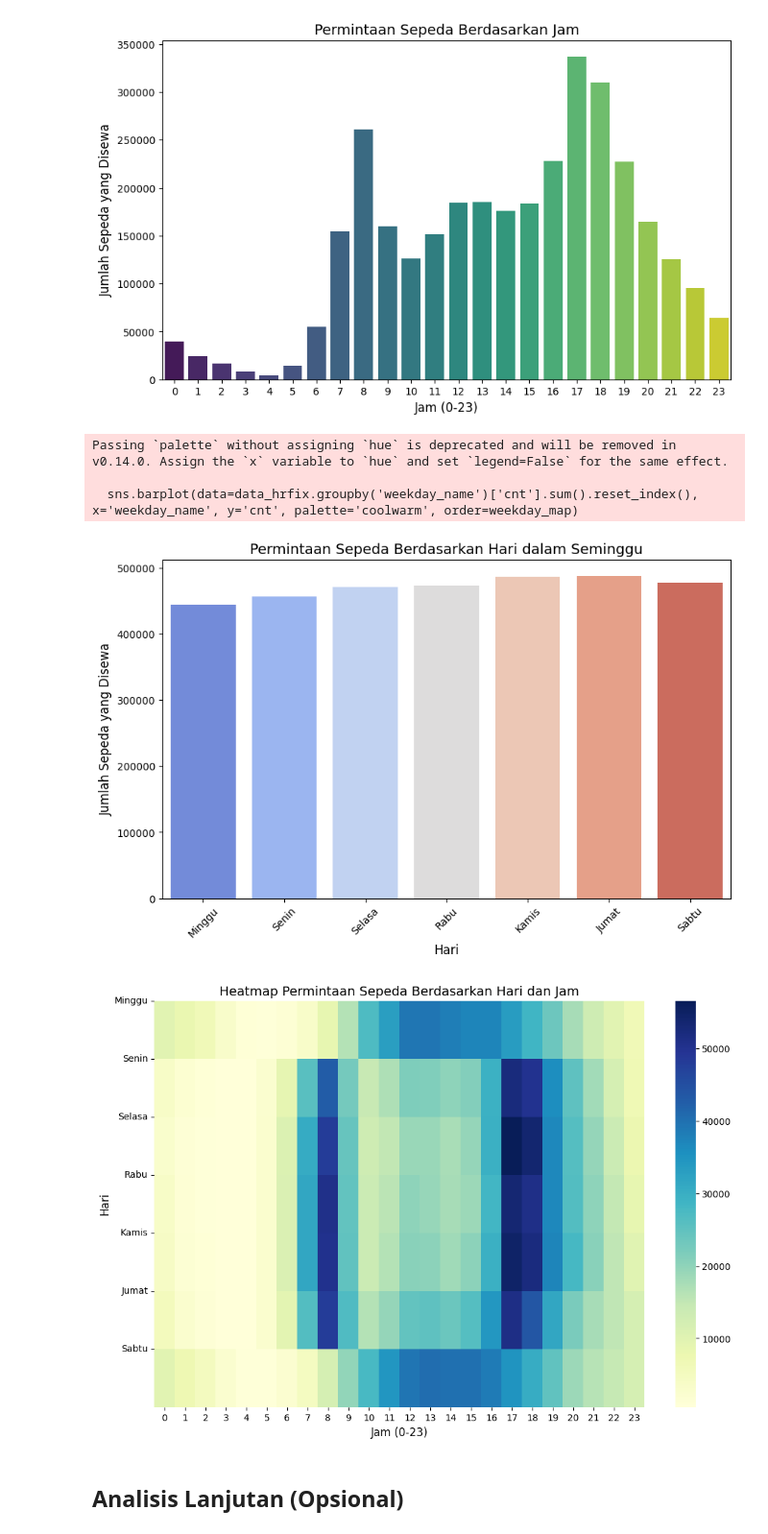
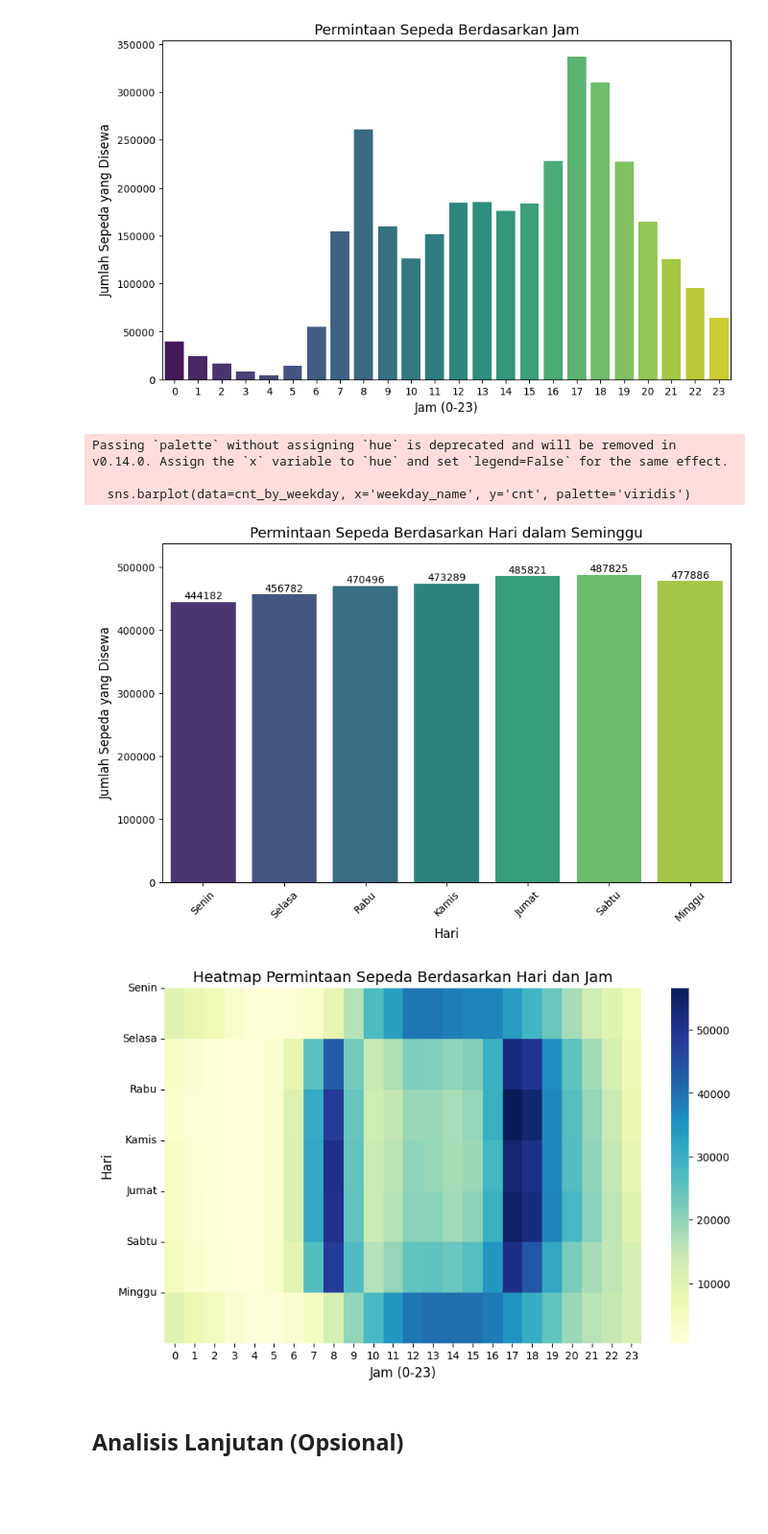
Before and after one commit to prtmaars/Bike-Sharing-DC, a Jupyter notebook: Proyek_Analisis_Data_2_Dicky_Pratama_Kusuma.ipynb, the cells around one changed output. Shown at 96% size. Saved outputs shown, nothing was run; the diff lists cells and outputs as text; code cells hidden in the pictures; blank space fills up the shorter version.

```diff
--- a/Proyek_Analisis_Data_2_Dicky_Pratama_Kusuma.ipynb
+++ b/Proyek_Analisis_Data_2_Dicky_Pratama_Kusuma.ipynb
@@ -483,10 +560,19 @@ Passing `palette` without assigning `hue` is deprecated and will be removed in v
   sns.barplot(data=data_hrfix.groupby('hr')['cnt'].sum().reset_index(), x='hr', y='cnt', palette='viridis')
 [figure]
 # %%
+weekday_map = ['Senin', 'Selasa', 'Rabu', 'Kamis', 'Jumat', 'Sabtu', 'Minggu']
+data_hrfix['weekday_name'] = data_hrfix['weekday'].map(dict(zip(range(7), weekday_map)))
+cnt_by_weekday = data_hrfix.groupby('weekday_name')['cnt'].sum().reset_index()
+weekday_order = ['Senin', 'Selasa', 'Rabu', 'Kamis', 'Jumat', 'Sabtu', 'Minggu']
+cnt_by_weekday['weekday_name'] = pd.Categorical(cnt_by_weekday['weekday_name'], categories=weekday_order, ordered=True)
+cnt_by_weekday = cnt_by_weekday.sort_values('weekday_name')
 plt.figure(figsize=(10, 6))
-weekday_map = ['Minggu', 'Senin', 'Selasa', 'Rabu', 'Kamis', 'Jumat', 'Sabtu']
-data_hrfix['weekday_name'] = data_hrfix['weekday'].map(dict(zip(range(7), weekday_map)))
-sns.barplot(data=data_hrfix.groupby('weekday_name')['cnt'].sum().reset_index(), x='weekday_name', y='cnt', palette='coolwarm', order=weekday_map)
+sns.barplot(data=cnt_by_weekday, x='weekday_name', y='cnt', palette='viridis')
+for index, value in enumerate(cnt_by_weekday['cnt']):
+    plt.text(index, value + 5000, f'{value:.0f}', ha='center', fontsize=10)
+y_min = 0
+y_max = int(max(cnt_by_weekday['cnt']) + 50000)
+plt.ylim(y_min, y_max)
 plt.title('Permintaan Sepeda Berdasarkan Hari dalam Seminggu', fontsize=14)
 plt.xlabel('Hari', fontsize=12)
 plt.ylabel('Jumlah Sepeda yang Disewa', fontsize=12)
@@ -495,18 +581,18 @@ plt.show()
 # %% [output]
 Passing `palette` without assigning `hue` is deprecated and will be removed in v0.14.0. Assign the `x` variable to `hue` and set `legend=False` for the same effect.
 
-  sns.barplot(data=data_hrfix.groupby('weekday_name')['cnt'].sum().reset_index(), x='weekday_name', y='cnt', palette='coolwarm', order=weekday_map)
+  sns.barplot(data=cnt_by_weekday, x='weekday_name', y='cnt', palette='viridis')
-[figure, old version]
+[figure, new version]
 # %%
 heatmap_data = data_hrfix.groupby(['weekday', 'hr'])['cnt'].sum().unstack()
-plt.figure(figsize=(12, 8))
+plt.figure(figsize=(10, 6))
 sns.heatmap(heatmap_data, cmap='YlGnBu', annot=False, cbar=True)
 plt.title('Heatmap Permintaan Sepeda Berdasarkan Hari dan Jam', fontsize=14)
 plt.xlabel('Jam (0-23)', fontsize=12)
 plt.ylabel('Hari', fontsize=12)
 plt.yticks(ticks=range(7), labels=weekday_map, rotation=0)
 plt.show()
 # %% [output]
-[figure, old version]
+[figure, new version]
 # %% [markdown]
 ## Analisis Lanjutan (Opsional)
```
Also changed, not shown: parts of 16 cells of this notebook, 21 other files.
